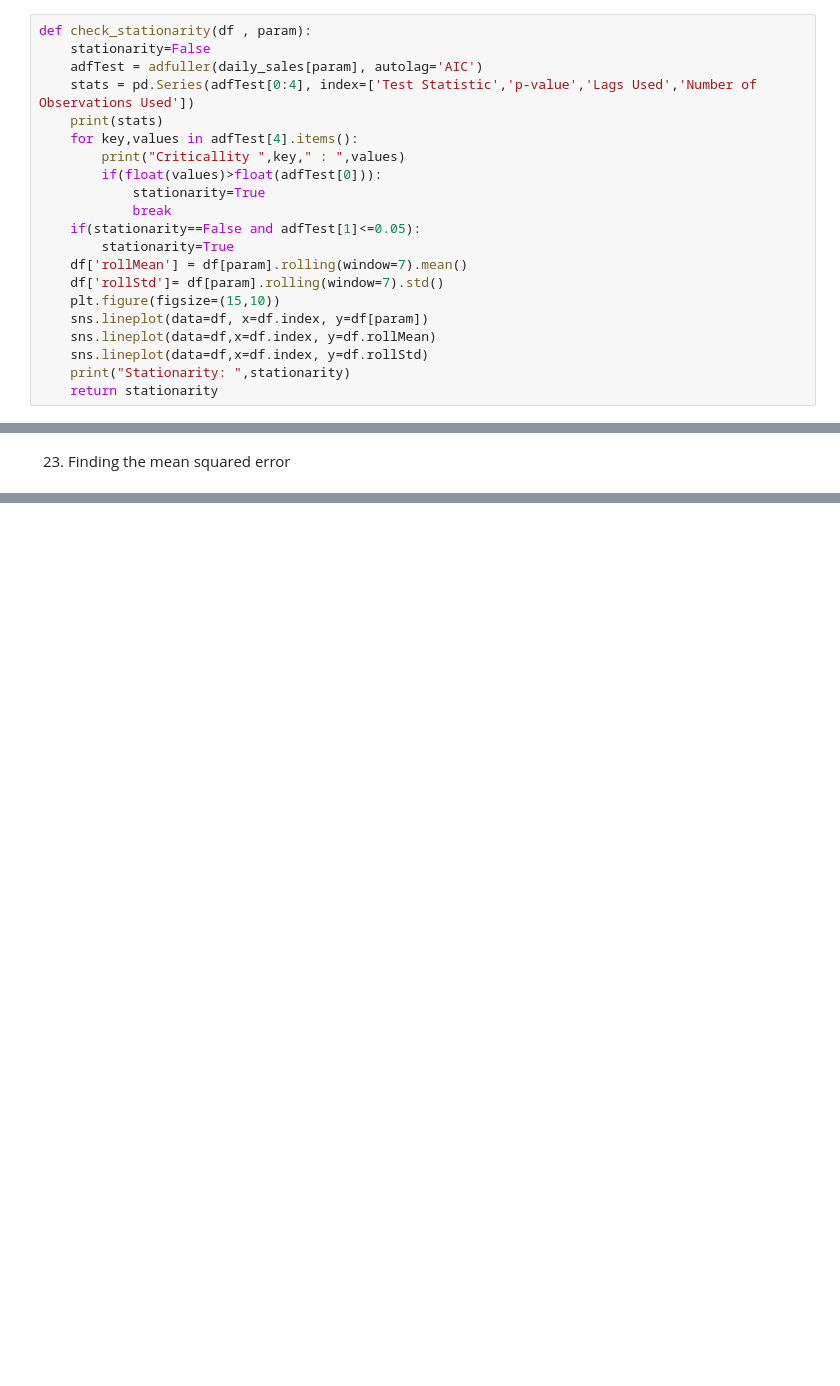
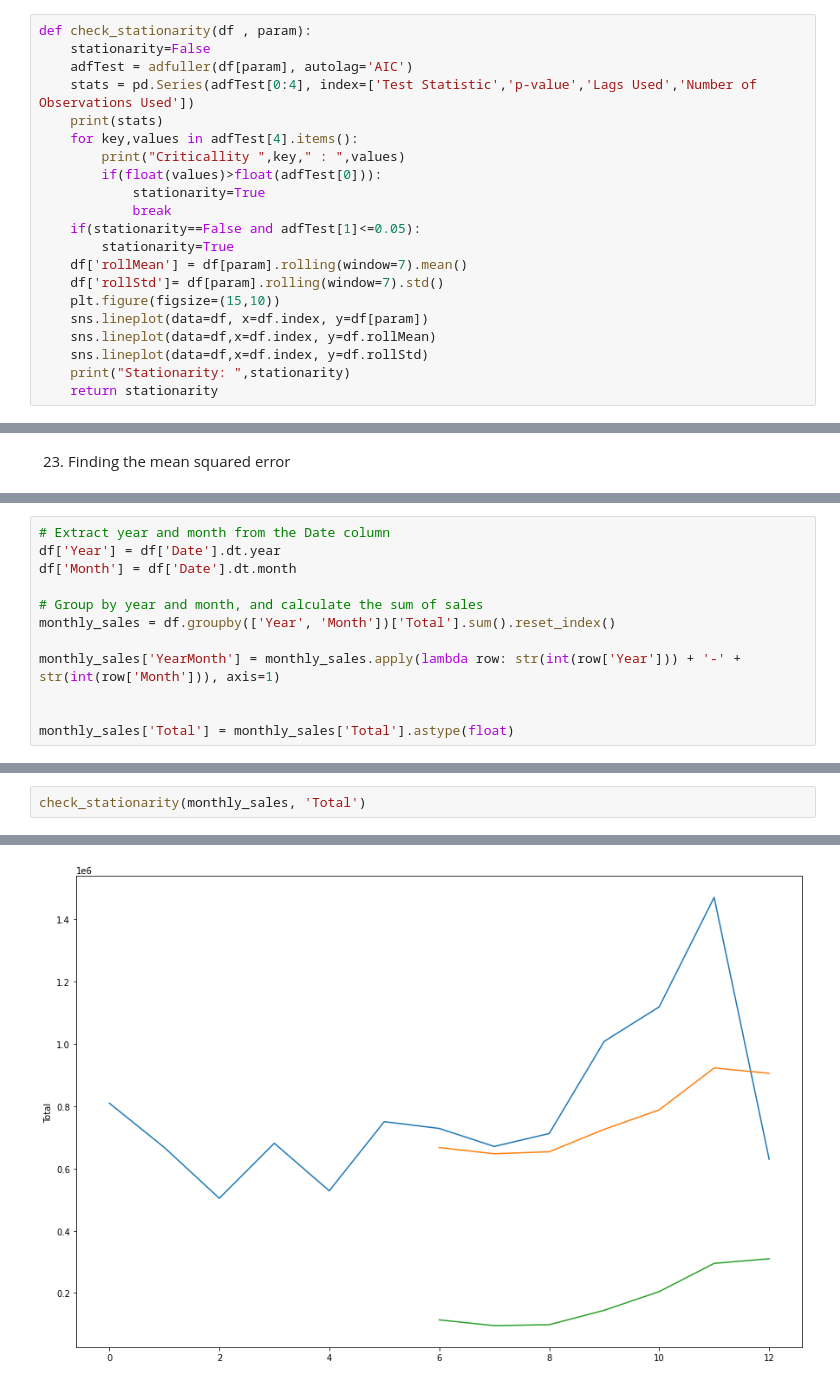
Before and after one commit to MBA-Retailers/mba-project, a Jupyter notebook: Time_Series_Analysis/TSA.ipynb, the cells around one changed output, grey strips where cells are left out. Saved outputs shown, nothing was run; the diff lists cells and outputs as text; blank space fills up the shorter version.

```diff
--- a/Time_Series_Analysis/TSA.ipynb
+++ b/Time_Series_Analysis/TSA.ipynb
@@ -89,7 +89,7 @@ sns.lineplot(data=daily_sales, x=daily_sales.index, y=daily_sales.Sales)
 # %%
 def check_stationarity(df , param):
     stationarity=False
-    adfTest = adfuller(daily_sales[param], autolag='AIC')
+    adfTest = adfuller(df[param], autolag='AIC')
     stats = pd.Series(adfTest[0:4], index=['Test Statistic','p-value','Lags Used','Number of Observations Used'])
     print(stats)
     for key,values in adfTest[4].items():
@@ -379,0 +392,12 @@ mean_squared_error(daily_sales['log_sqrt_shift_diff'][:len(prediction)], predict
+# %%
+# Extract year and month from the Date column
+df['Year'] = df['Date'].dt.year
+df['Month'] = df['Date'].dt.month
+
+# Group by year and month, and calculate the sum of sales
+monthly_sales = df.groupby(['Year', 'Month'])['Total'].sum().reset_index()
+
+monthly_sales['YearMonth'] = monthly_sales.apply(lambda row: str(int(row['Year'])) + '-' + str(int(row['Month'])), axis=1)
+
+
+monthly_sales['Total'] = monthly_sales['Total'].astype(float)
@@ -379,0 +416,3 @@ mean_squared_error(daily_sales['log_sqrt_shift_diff'][:len(prediction)], predict
+# %%
+check_stationarity(monthly_sales, 'Total')
+# %% [output]
@@ -379,0 +429 @@ mean_squared_error(daily_sales['log_sqrt_shift_diff'][:len(prediction)], predict
+[figure, added]
```
Also changed, not shown: parts of 34 cells of this notebook.
